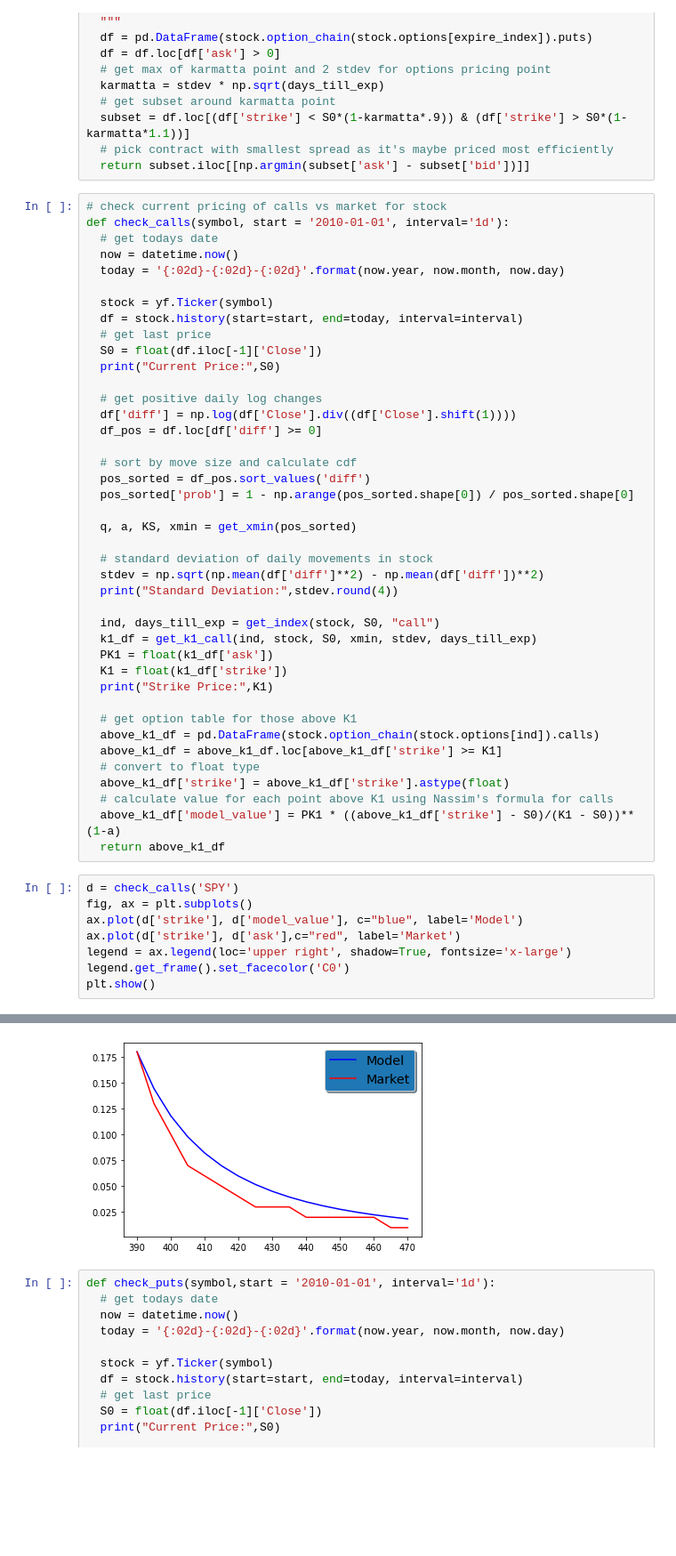
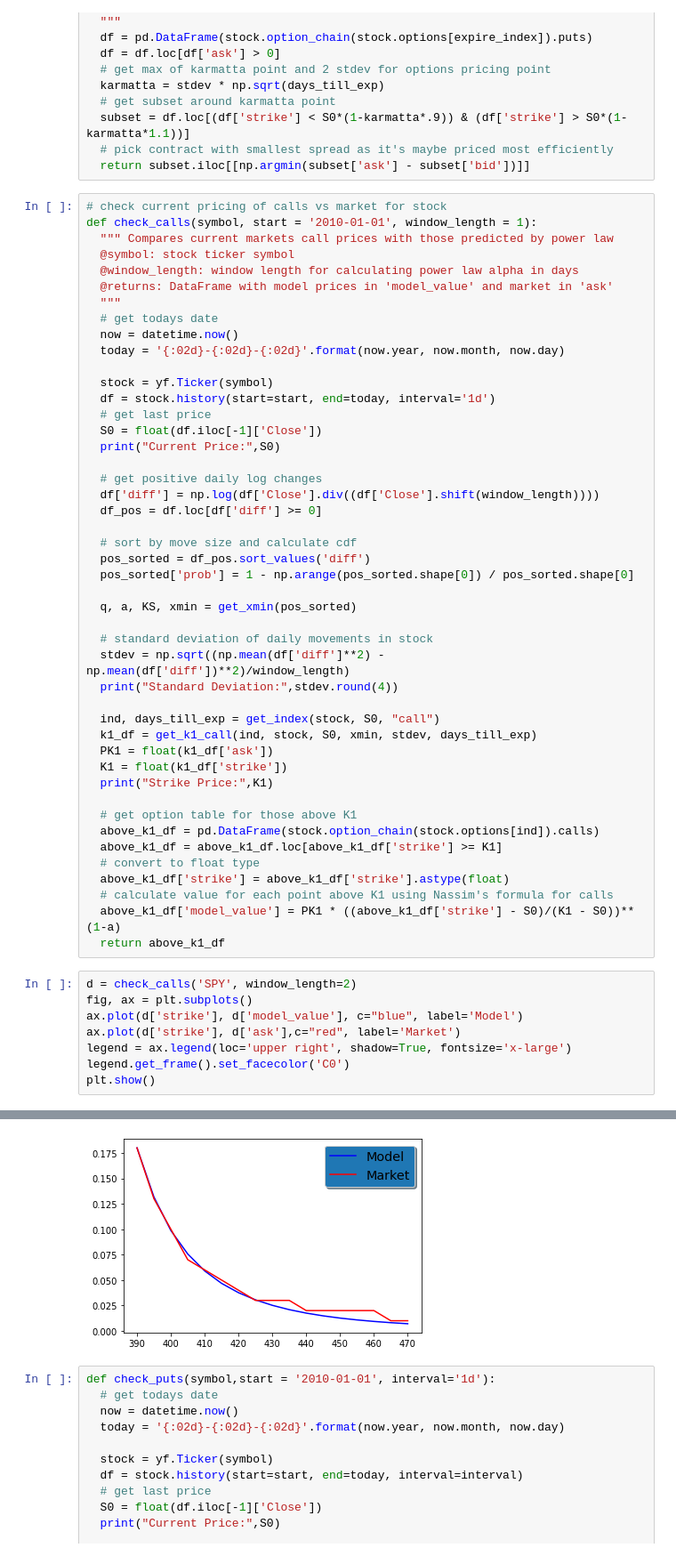
Before and after one commit to irrationomical/OOTM-Option-Pricing-with-Power-Laws-and-News, a Jupyter notebook: alpha_estimation.ipynb, the cells around one changed output, grey strips where cells are left out. Shown: that part at 89% size. Cells and saved outputs as stored; diff of their text form; blank space fills up the shorter version.

```diff
--- a/alpha_estimation.ipynb
+++ b/alpha_estimation.ipynb
@@ -403,19 +403,24 @@ def get_k1_put(expire_index, stock, S0, xmin, stdev, days_till_exp):
   return subset.iloc[[np.argmin(subset['ask'] - subset['bid'])]]
 # %%
 # check current pricing of calls vs market for stock
-def check_calls(symbol, start = '2010-01-01', interval='1d'):
+def check_calls(symbol, start = '2010-01-01', window_length = 1):
+  """ Compares current markets call prices with those predicted by power law
+  @symbol: stock ticker symbol
+  @window_length: window length for calculating power law alpha in days
+  @returns: DataFrame with model prices in 'model_value' and market in 'ask'
+  """
   # get todays date
   now = datetime.now()
   today = '{:02d}-{:02d}-{:02d}'.format(now.year, now.month, now.day)
 
   stock = yf.Ticker(symbol)
-  df = stock.history(start=start, end=today, interval=interval)
+  df = stock.history(start=start, end=today, interval='1d')
   # get last price
   S0 = float(df.iloc[-1]['Close'])
   print("Current Price:",S0)
 
   # get positive daily log changes
-  df['diff'] = np.log(df['Close'].div((df['Close'].shift(1))))
+  df['diff'] = np.log(df['Close'].div((df['Close'].shift(window_length))))
   df_pos = df.loc[df['diff'] >= 0]
 
   # sort by move size and calculate cdf
@@ -425,7 +430,7 @@ def check_calls(symbol, start = '2010-01-01', interval='1d'):
   q, a, KS, xmin = get_xmin(pos_sorted)
 
   # standard deviation of daily movements in stock
-  stdev = np.sqrt(np.mean(df['diff']**2) - np.mean(df['diff'])**2)
+  stdev = np.sqrt((np.mean(df['diff']**2) - np.mean(df['diff'])**2)/window_length)
   print("Standard Deviation:",stdev.round(4))
 
   ind, days_till_exp = get_index(stock, S0, "call")
@@ -443,7 +448,7 @@ def check_calls(symbol, start = '2010-01-01', interval='1d'):
   above_k1_df['model_value'] = PK1 * ((above_k1_df['strike'] - S0)/(K1 - S0))**(1-a)
   return above_k1_df
 # %%
-d = check_calls('SPY')
+d = check_calls('SPY', window_length=2)
 fig, ax = plt.subplots()
 ax.plot(d['strike'], d['model_value'], c="blue", label='Model')
 ax.plot(d['strike'], d['ask'],c="red", label='Market')
@@ -456,6 +461,6 @@ Standard Deviation: 0.011
 Days till exp:  70 Strike Date: 2020-10-16
 Strike Price: 390.0
-[figure, old version]
+[figure, new version]
 # %%
 def check_puts(symbol,start = '2010-01-01', interval='1d'):
   # get todays date
```
Also changed, not shown: parts of 1 cell of this notebook.
